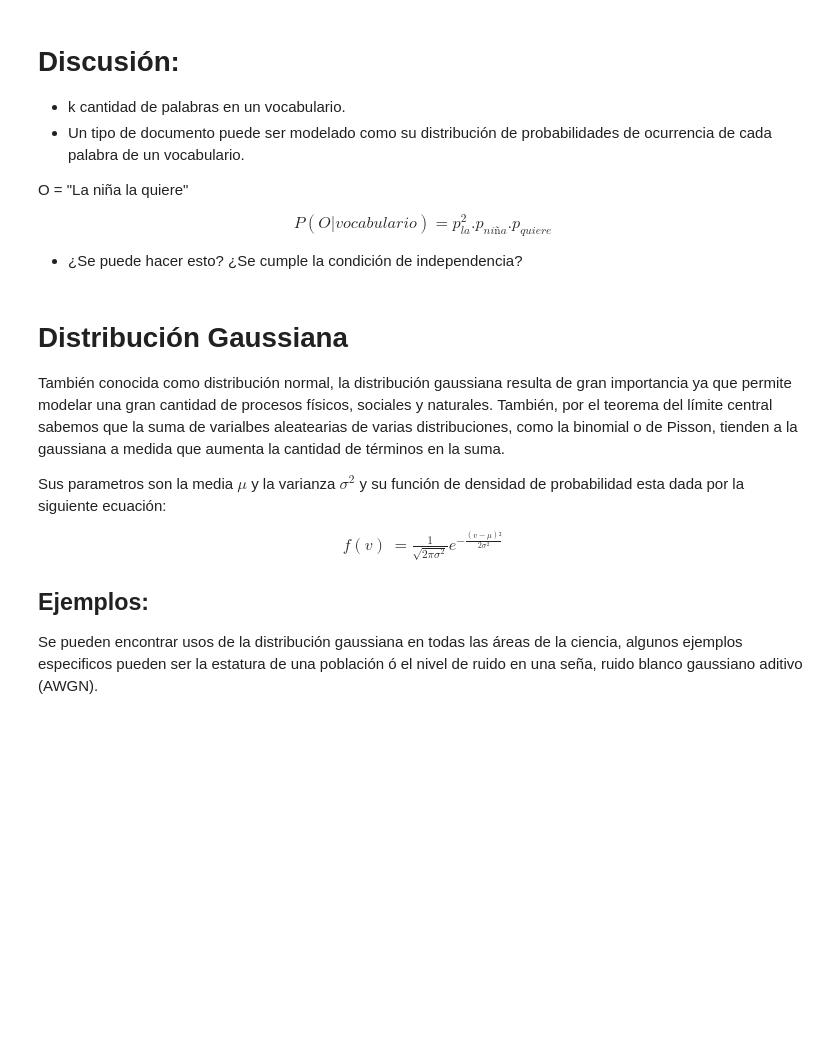
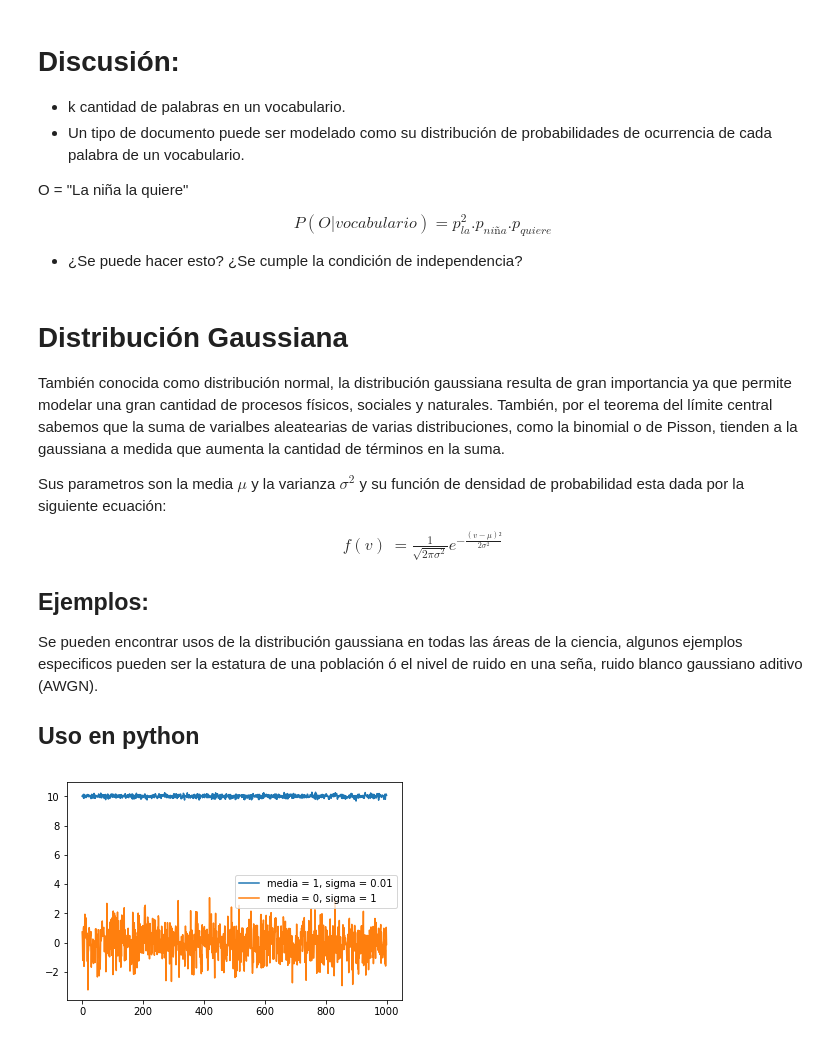
Before and after one commit to rn-itba-2018/2-Distribuciones, a Jupyter notebook: Distribuciones.ipynb, the cells around one changed output. Cells and saved outputs as stored; diff of their text form; code cells hidden in the pictures; blank space fills up the shorter version.

Commit message:
código en python para distro normal

```diff
--- a/Distribuciones.ipynb
+++ b/Distribuciones.ipynb
@@ -144,3 +144,26 @@ f(v) & = \frac{1}{\sqrt{2\pi\sigma^2}}e^{-\frac{(v-\mu)²}{2\sigma^2}}
 
 ## Ejemplos:
 Se pueden encontrar usos de la distribución gaussiana en todas las áreas de la ciencia, algunos ejemplos especificos pueden ser la estatura de una población ó el nivel de ruido en una seña, ruido blanco gaussiano aditivo (AWGN).
+## Uso en python
+# %%
+#generar una distribución normal
+#para generar datos con una distribución normal se puede usar numpy
+import numpy as np
+mean = 10
+sigma = 0.1
+N = 1000
+datos1 = np.random.normal(mean,sigma,N)
+mean = 0
+sigma = 1
+N = 1000
+datos2 = np.random.normal(mean,sigma,N)
+
+import matplotlib.pyplot as plt
+plt.figure()
+plt.plot(datos1,label='media = 1, sigma = 0.01')
+plt.plot(datos2,label='media = 0, sigma = 1')
+plt.legend(loc='center right')
+plt.title('Datos obtenidos cons distribuciones normales')
+plt.show()
+# %% [output]
+[figure, added]
```
Also changed, not shown: parts of 1 cell of this notebook.
